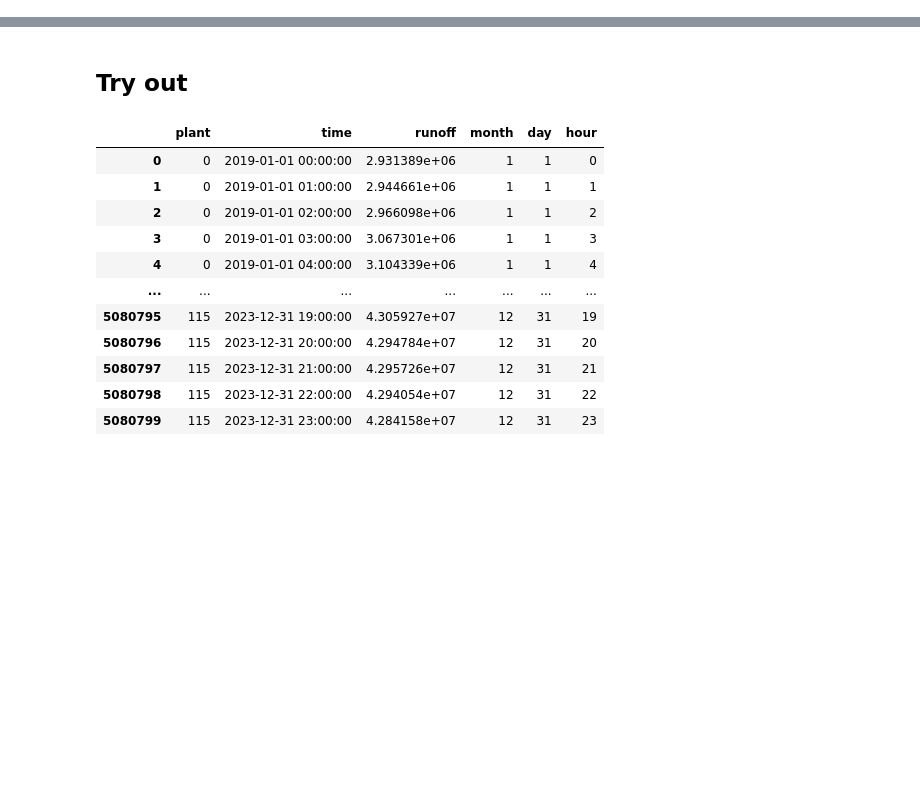
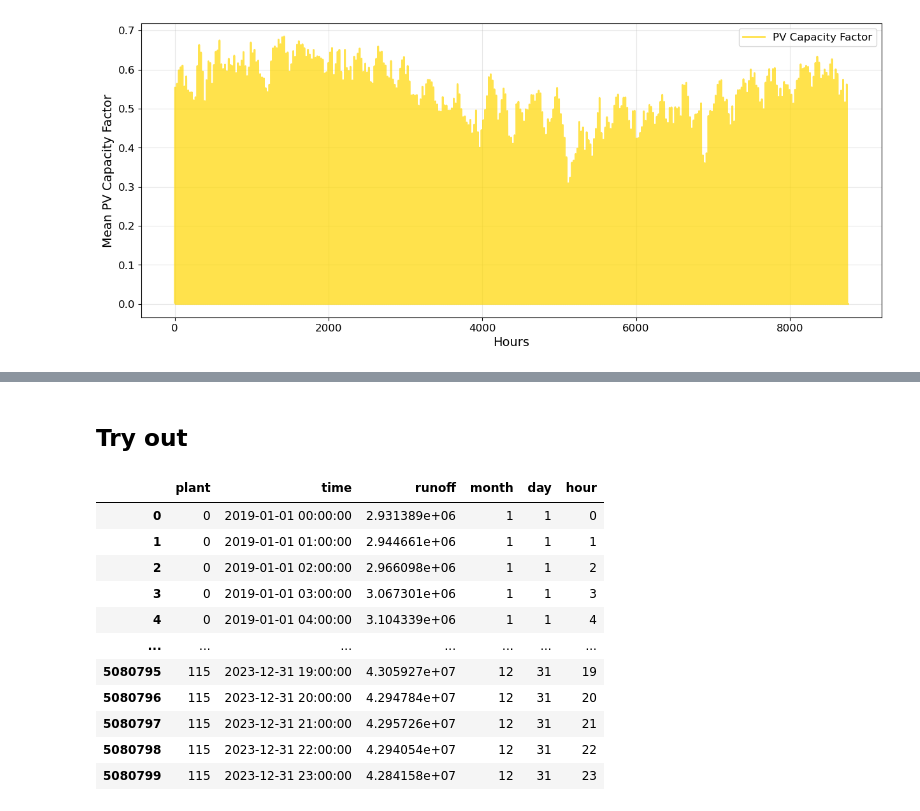
Before and after one commit to lukasschirren/GeoH2-Laos, a Jupyter notebook: capacity_factor_avg.ipynb, the cells around one changed output, grey strips where cells are left out. Drawn from its saved outputs; the diff is of its cells as text; code cells hidden in the pictures; blank space fills up the shorter version.

```diff
--- a/capacity_factor_avg.ipynb
+++ b/capacity_factor_avg.ipynb
@@ -17,0 +124,30 @@ laos_hydrobasins['lon'] = location_hydro.geometry.x
+# %%
+pv_profile = xr.open_dataarray("Cutouts_atlite/Laos5AVG_pv.nc")
+# Set hour limit (e.g., first week = 168 hours)
+hour_limit = 8760
+
+# Calculate mean across spatial dimensions
+pv_mean = pv_profile.mean(dim='hexagon')
+
+# Create hour index
+hours = np.arange(hour_limit)
+
+# Create plot
+plt.figure(figsize=(15, 6))
+plt.plot(hours, pv_mean[:hour_limit],
+         color='#ffd700',  # golden yellow for solar
+         label='PV Capacity Factor',
+         alpha=0.7,
+         linewidth=2)
+
+# Customize plot
+plt.xlabel('Hours', fontsize=14)
+plt.ylabel('Mean PV Capacity Factor', fontsize=14)
+plt.legend(fontsize=12)
+plt.grid(True, alpha=0.3)
+plt.xticks(fontsize=12)
+plt.yticks(fontsize=12)
+
+plt.show()
+# %% [output]
+[figure, added]
```
Also changed, not shown: parts of 7 cells of this notebook, 1 other file.
